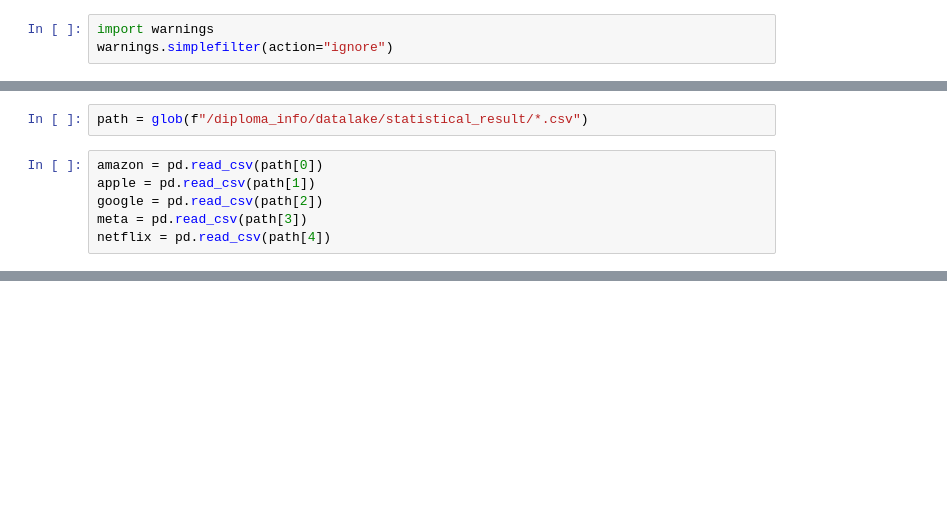
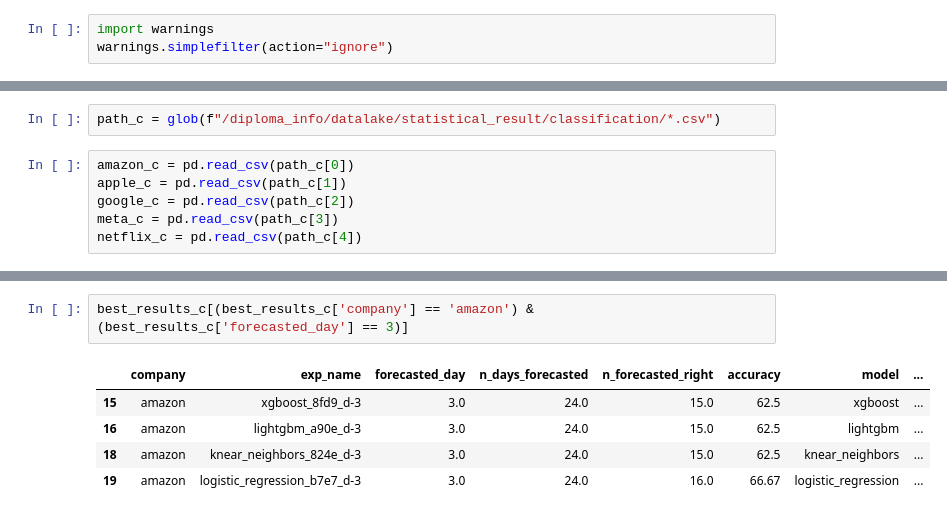
Before and after one commit to pyOctopuss/diploma_project, a Jupyter notebook: view_statistics.ipynb, the cells around one changed output, grey strips where cells are left out. Saved outputs shown, nothing was run; the diff lists cells and outputs as text; blank space fills up the shorter version.

```diff
--- a/view_statistics.ipynb
+++ b/view_statistics.ipynb
@@ -36,8 +38,8 @@ warnings.simplefilter(action="ignore")
 # %%
-path = glob(f"/diploma_info/datalake/statistical_result/*.csv")
+path_c = glob(f"/diploma_info/datalake/statistical_result/classification/*.csv")
 # %%
-amazon = pd.read_csv(path[0])
-apple = pd.read_csv(path[1])
-google = pd.read_csv(path[2])
-meta = pd.read_csv(path[3])
-netflix = pd.read_csv(path[4])
+amazon_c = pd.read_csv(path_c[0])
+apple_c = pd.read_csv(path_c[1])
+google_c = pd.read_csv(path_c[2])
+meta_c = pd.read_csv(path_c[3])
+netflix_c = pd.read_csv(path_c[4])
@@ -49,0 +73,8 @@ netflix[netflix['model'] == 'random_forest'][netflix['accuracy'] == netflix[(net
+# %%
+best_results_c[(best_results_c['company'] == 'amazon') & (best_results_c['forecasted_day'] == 3)]
+# %% [output]
+|  | company | exp_name | forecasted_day | n_days_forecasted | n_forecasted_right | accuracy | model | ... |
+| 15 | amazon | xgboost_8fd9_d-3 | 3.0 | 24.0 | 15.0 | 62.5 | xgboost | ... |
+| 16 | amazon | lightgbm_a90e_d-3 | 3.0 | 24.0 | 15.0 | 62.5 | lightgbm | ... |
+| 18 | amazon | knear_neighbors_824e_d-3 | 3.0 | 24.0 | 15.0 | 62.5 | knear_neighbors | ... |
+| 19 | amazon | logistic_regression_b7e7_d-3 | 3.0 | 24.0 | 16.0 | 66.67 | logistic_regression | ... |
```
Also changed, not shown: parts of 14 cells of this notebook.
